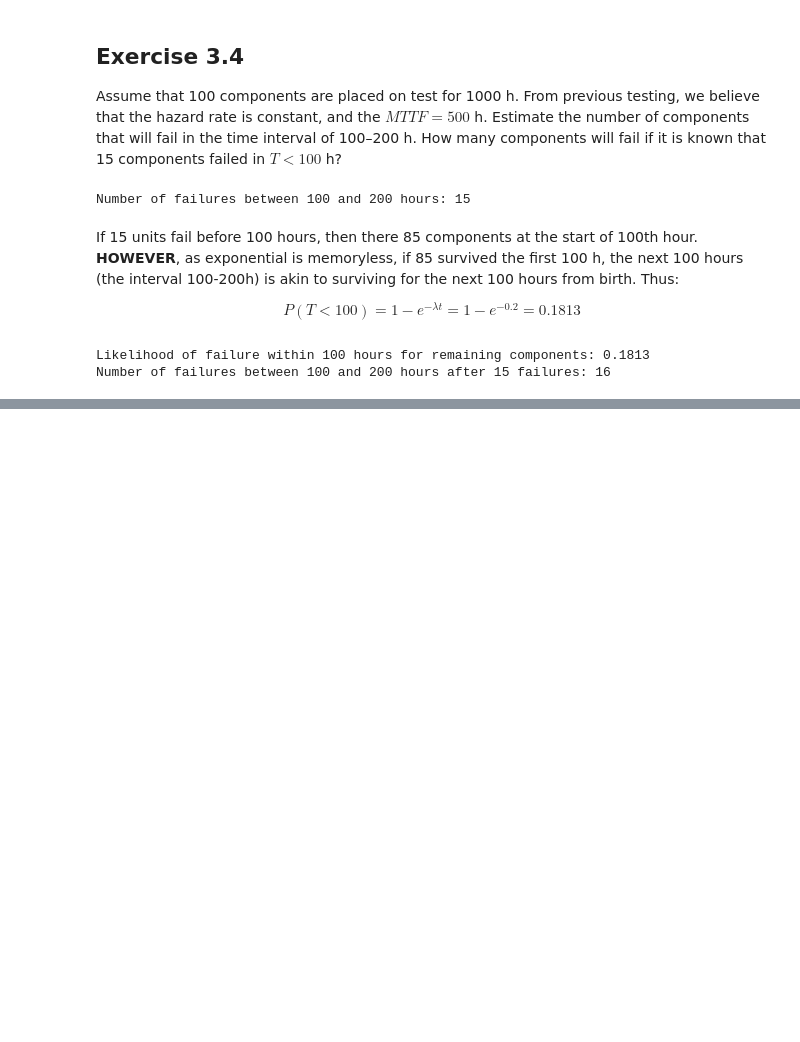
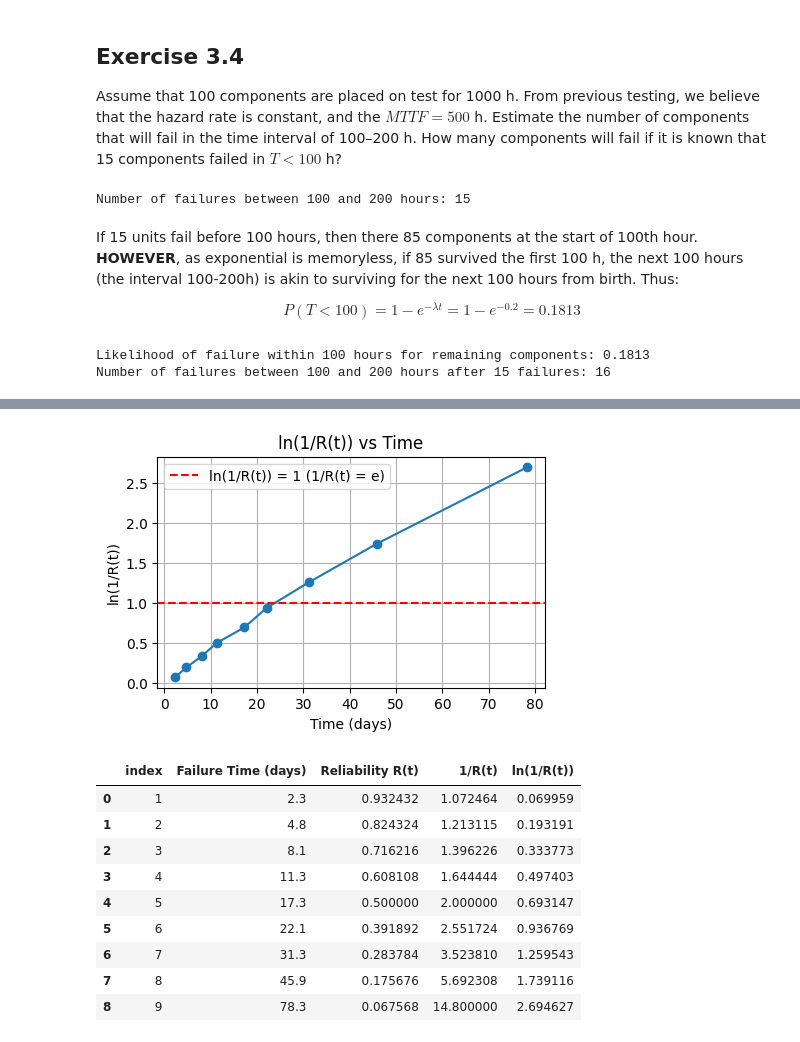
Before and after one commit to Obadowski/reliability-course-usp, a Jupyter notebook: notebooks/01_exponential.ipynb, the cells around one changed output, grey strips where cells are left out. Saved outputs shown, nothing was run; the diff lists cells and outputs as text; code cells hidden in the pictures; blank space fills up the shorter version.

Commit message:
[DEVELOP] Add additional examples
Significance:
- Non-parametric modelling examples (exercise 3.10)
- Exponential versus Weibull comparison (exercise 3.11)
- Add more examples from the book

Refs: #

```diff
--- a/notebooks/01_exponential.ipynb
+++ b/notebooks/01_exponential.ipynb
@@ -122,0 +135,53 @@ Number of failures between 100 and 200 hours after 15 failures: 16
+# %%
+# Minimum imports
+import numpy as np
+import matplotlib.pyplot as plt
+import pandas as pd
+
+# Solution - Example 3.8
+
+rt_regular = lambda n, i: (n - i + 0.625) / (n + 0.25)
+rt_inverse = lambda n, i: 1/rt_regular(n, i)
+
+failures_days = np.sort(np.array([31.3, 45.9, 78.3, 22.1, 2.3, 4.8, 8.1, 11.3, 17.3]))
+i = np.arange(1, len(failures_days) + 1)
+n = len(failures_days)
+reliability = rt_regular(n, i)
+inverse_reliability = rt_inverse(n, i)
+
+ln_inverse_reliability = np.log(inverse_reliability)
+
+
+plt.figure(figsize=(5, 3))
+plt.plot(failures_days, ln_inverse_reliability, marker='o', linestyle='-')
+plt.title('ln(1/R(t)) vs Time')
+plt.xlabel('Time (days)')
+plt.ylabel('ln(1/R(t))')
+# Crossing point equivalent to MTTF can be estimated by finding where ln(1/R(t)) = 0, which corresponds to R(t) = 1.
+plt.axhline(1, color='red', linestyle='--', label='ln(1/R(t)) = 1 (1/R(t) = e)')
+plt.legend()
+plt.grid()
+plt.show()
+
+# Dataframe ajusts
+df_example_3_8 = pd.DataFrame({
+    'index': i,
+    'Failure Time (days)': failures_days,
+    'Reliability R(t)': reliability,
+    '1/R(t)': inverse_reliability,
+    'ln(1/R(t))': ln_inverse_reliability
+})
+
+df_example_3_8
+# %% [output]
+[figure, added]
+|  | index | Failure Time (days) | Reliability R(t) | 1/R(t) | ln(1/R(t)) |
+| 0 | 1 | 2.3 | 0.932432 | 1.072464 | 0.069959 |
+| 1 | 2 | 4.8 | 0.824324 | 1.213115 | 0.193191 |
+| 2 | 3 | 8.1 | 0.716216 | 1.396226 | 0.333773 |
+| 3 | 4 | 11.3 | 0.608108 | 1.644444 | 0.497403 |
+| 4 | 5 | 17.3 | 0.500000 | 2.000000 | 0.693147 |
+| 5 | 6 | 22.1 | 0.391892 | 2.551724 | 0.936769 |
+| 6 | 7 | 31.3 | 0.283784 | 3.523810 | 1.259543 |
+| 7 | 8 | 45.9 | 0.175676 | 5.692308 | 1.739116 |
+| 8 | 9 | 78.3 | 0.067568 | 14.800000 | 2.694627 |
```
Also changed, not shown: parts of 7 cells of this notebook, 7 other files.
